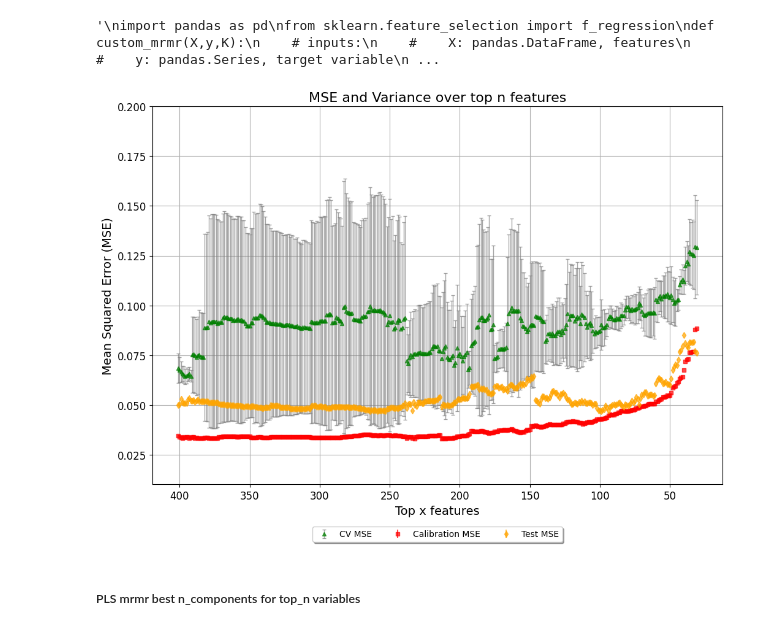
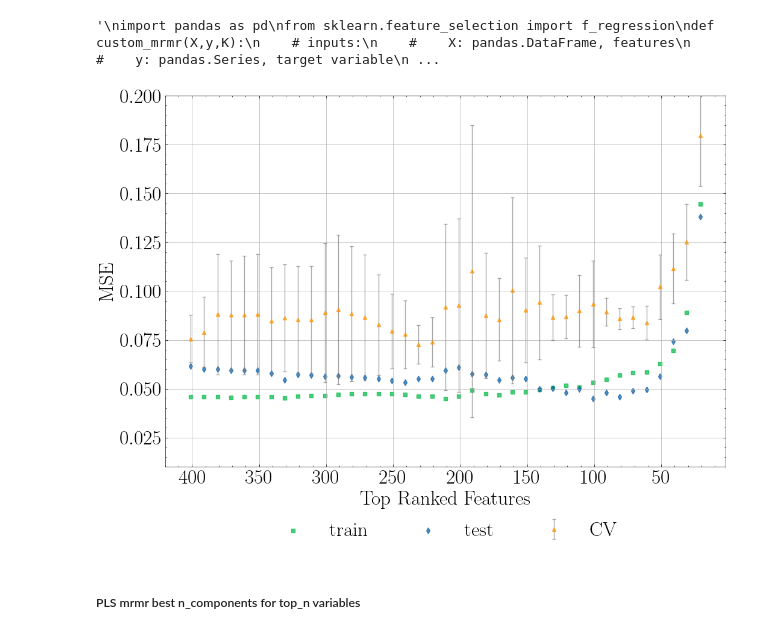
Before and after one commit to Lucas-ZR/datahow-thesis-feup, a Jupyter notebook: first_dataset_feature_selection.ipynb, the cells around one changed output. Drawn from its saved outputs; the diff is of its cells as text; code cells hidden in the pictures.

```diff
--- a/first_dataset_feature_selection.ipynb
+++ b/first_dataset_feature_selection.ipynb
@@ -350,7 +369,7 @@ def permutation_importance_loss_nn(X_train,y_train,k_folds):
     kfold=KFold(n_splits=k_folds,shuffle=True,random_state=42)
 
     cross_importances=np.zeros((X_train.shape[1],kfold.n_splits))
-
+    r2_list=[]
     train_loss_fold=[[],[],[],[],[]]
     val_loss_fold=[[],[],[],[],[]]
     for fold, (train_idx, val_idx) in enumerate(kfold.split(X_train)):
@@ -386,7 +405,10 @@ def permutation_importance_loss_nn(X_train,y_train,k_folds):
 
         cross_importances[:,fold]=results.importances_mean
 
-    return cross_importances, train_loss_fold, val_loss_fold
+        r2=r2_score_model(model,test_loader_fold)
+        r2_list.append(r2)
+
+    return r2_list, cross_importances, train_loss_fold, val_loss_fold
 # %%
 #this function returns the indexes to slice the n most important features
 def perm_imp_get_topn_indexes(perm_imp_output,top_n):
@@ -487,7 +521,7 @@ def check_intersections(df,top_n):
 # %% [markdown]
 ##### NN permutation importance evaluation
 # %%
-importances,train_loss_list,val_loss_list=permutation_importance_loss_nn(X_train=x_train,
+r2_list,importances,train_loss_list,val_loss_list=permutation_importance_loss_nn(X_train=x_train,
                                                                       y_train=y_train,
                                                                       k_folds=5)
 # %%
@@ -593,6 +652,6 @@ Text(0, 0.5, 'MSE')
 # %% [markdown]
 ##### NN permutation importance loss on kfolds
 # %%
-importances,train_loss_list,val_loss_list=permutation_importance_loss(X_train=x_train,
+r2_vals,importances,train_loss_list,val_loss_list=permutation_importance_loss_nn(X_train=x_train,
                                                                       y_train=y_train,
                                                                       k_folds=5)
@@ -1260,31 +1457,34 @@ table = build_table_pls_mrmr(x_train=x_train,
                              y_train=y_train,
                              x_test=x_test,
                              y_test=y_test,
-                             step=1,
+                             step=10,
                              k_folds=5,
-                             latent_variables=1)
+                             latent_variables=15)
 # %%
+import scienceplots
+plt.style.use('science')
 plt.figure(figsize=(12, 8))  # Increased figure size for better clarity
 
 #plt.errorbar(table.index[::-1], table['train mse'][::-1], yerr=table['train std'][::-1], fmt='o', markersize=5, capsize=2, label='Train MSE', color='blue', ecolor='gray', elinewidth=1, alpha=0.7, linestyle='')
-plt.errorbar(table.index[::-1], table['val mse'][::-1], yerr=table['val std'][::-1], fmt='^', markersize=5, capsize=2, label='CV MSE', color='green', ecolor='gray', elinewidth=1, alpha=0.7, linestyle='')
-plt.errorbar(table.index[::-1], table['calibration mse'][::-1], yerr=0, fmt='s', markersize=5, label='Calibration MSE', color='red', alpha=0.7, linestyle='')
-plt.errorbar(table.index[::-1], table['test mse'][::-1], yerr=0, fmt='d', markersize=5, label='Test MSE', color='orange', alpha=0.7, linestyle='')
+plt.scatter(table.index[::-1], table['calibration_mse'][::-1], marker='s', s=25, label='train', color='C1', alpha=0.7)
+plt.scatter(table.index[::-1], table['test_mse'][::-1], marker='d', s=25, label='test', color='C0', alpha=0.7)
+plt.errorbar(table.index[::-1], table['val_mse'][::-1], yerr=table['val_std'][::-1], fmt='^', markersize=5, capsize=2, label='CV', color='C2', ecolor='gray', elinewidth=1, alpha=0.7, linestyle='')
 
-plt.xlabel('Top x features', fontsize=14)
-plt.ylabel('Mean Squared Error (MSE)', fontsize=14)
-plt.title('MSE and Variance over top n features', fontsize=16)
-plt.xticks(fontsize=12)
-plt.yticks(fontsize=12)
+plt.xlabel('Top Ranked Features', fontsize=24)
+plt.ylabel('MSE', fontsize=24)
+
+plt.xticks(fontsize=24)
+plt.yticks(fontsize=24)
 plt.grid(True)
 
-plt.legend(loc='upper center', bbox_to_anchor=(0.5, -0.1), fancybox=True, shadow=True, ncol=4)
+
+plt.legend(loc='upper center', bbox_to_anchor=(0.5, -0.1), fancybox=True, shadow=True, ncol=4,fontsize=24)
 plt.ylim(0.01,0.2)
 plt.gca().invert_xaxis()  # Keep the x-axis inverted
 
-plt.show()
+plt.savefig('C:\\Users\\lucas\\Downloads\\PLS_mrmr_fixed_15.pdf', format='pdf', bbox_inches='tight')
 # %% [output]
-[figure, old version]
+[figure, new version]
 # %%
 def build_table_mutual_info_pls(x_train,y_train,x_test,y_test,step,k_folds,latent_variables):
     #here i used the terms calibration and train somewhat interchangeably
```
Also changed, not shown: parts of 90 cells of this notebook, 3 other files.
